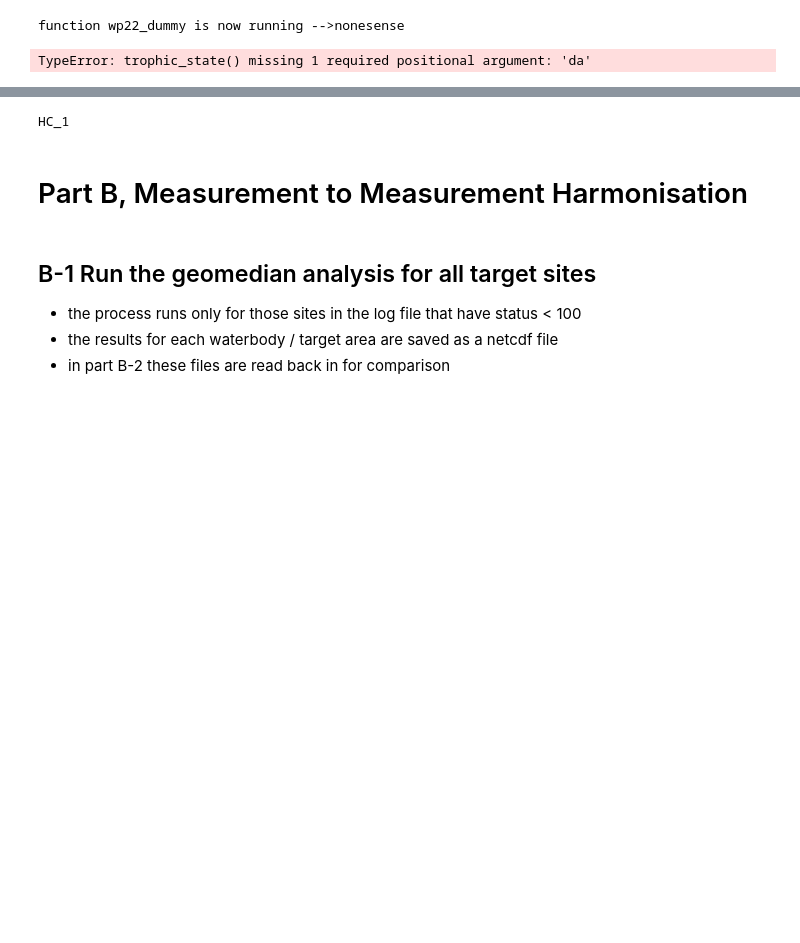
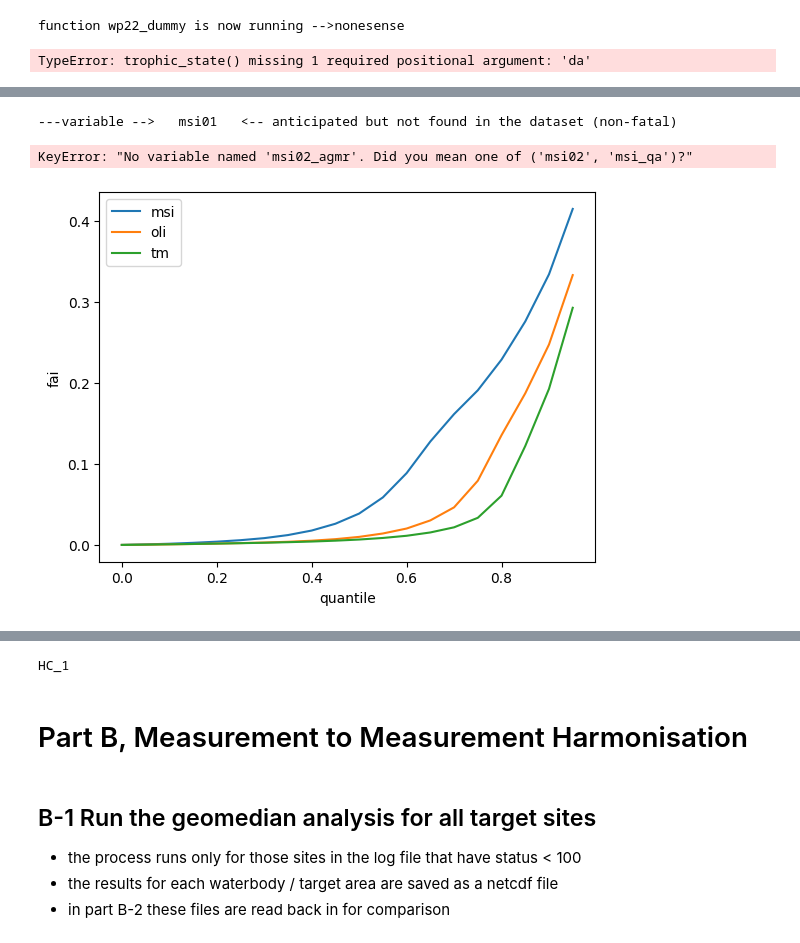
Before and after one commit to digitalearthafrica/deafrica_water_quality, a Jupyter notebook: WP2.2/WP2.2.ipynb, the cells around one changed output, grey strips where cells are left out. Drawn from its saved outputs; the diff is of its cells as text; code cells hidden in the pictures; blank space fills up the shorter version.

```diff
--- a/WP2.2/WP2.2.ipynb
+++ b/WP2.2/WP2.2.ipynb
@@ -355,3 +377,17 @@ end of process for place = Haartbeesport_dam. Setting status to 100
 # %%
 %run /home/jovyan/dev/deafrica_water_quality/WP1.2/_WQ_functions.py
 %run /home/jovyan/dev/deafrica_water_quality/WP2.2/_WP2.2_functions.py
+# %%
+        apply_R_correction(ds,['msi','oli','tm'],
+                             water_mask=ds.water_5yr,drop = True, test = True,verbose=True)
+# %% [output]
+---variable -->   msi01   <-- anticipated but not found in the dataset (non-fatal)
+KeyError: "No variable named 'msi02_agmr'. Did you mean one of ('msi02', 'msi_qa')?"
+# %%
+ds.fai.loc[ds.msi==True].quantile(np.arange(0,1,0.05),dim=('x','y','time')).plot(label='msi')
+ds.fai.loc[ds.oli==True].quantile(np.arange(0,1,0.05),dim=('x','y','time')).plot(label='oli')
+ds.fai.loc[ds.tm ==True].quantile(np.arange(0,1,0.05),dim=('x','y','time')).plot(label='tm')
+plt.legend()
+plt.show()
+# %% [output]
+[figure, added]
```
Also changed, not shown: parts of 25 cells of this notebook.
